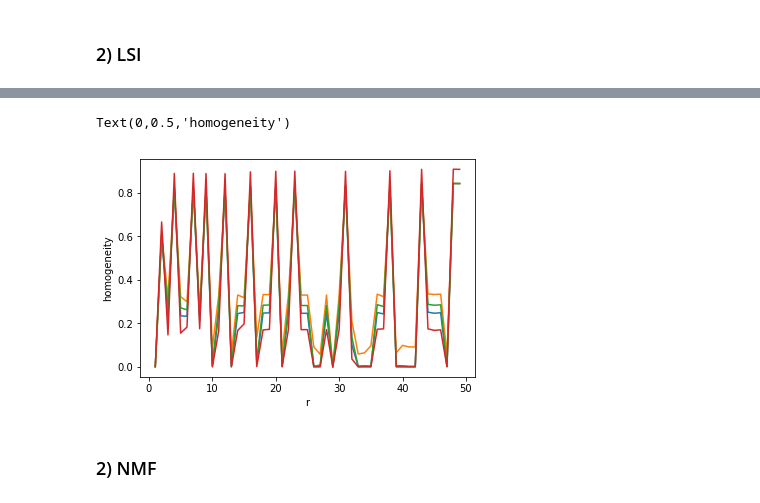
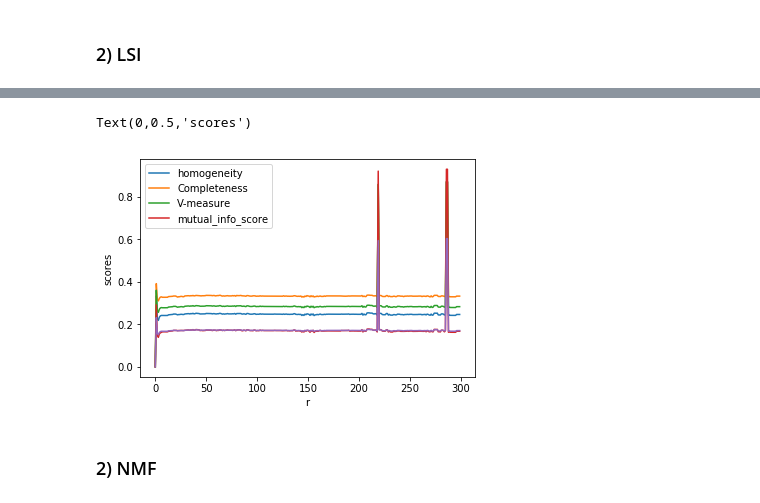
Before and after one commit to wppply/ECE219_projects, a Jupyter notebook: project_2/Project2.ipynb, the cells around one changed output, grey strips where cells are left out. Drawn from its saved outputs; the diff is of its cells as text; code cells hidden in the pictures.

```diff
--- a/project_2/Project2.ipynb
+++ b/project_2/Project2.ipynb
@@ -117,14 +136,30 @@ Text(0,0.5,'variance')
 # %% [markdown]
 ### 2) LSI
-# %%
-scores_LSI = []
-for r in range(1,50):
-    X_truncated = X_LSI[:,:r]
-#     print(X_truncated.shape)
-    km_truncated = KMeans(n_clusters=2, init='k-means++', max_iter=100, n_init=1)
-#     t0 = time()
-    km_truncated.fit(X_truncated)
-#     print("done in %0.3fs" % (time() - t0))
-    labels = dataset.target
-    labels = (labels >3)
-    scores_LSI.append(utils.cluster_score(labels,km_truncated.labels_))
+# %%
+rs = [1,2,3,4,10,50,100,300]
+# %%
+from sklearn.pipeline import make_pipeline
+scores_LSI = []
+
+t0 = time()
+
+for r in range(1,301):
+    X_truncated = X_LSI[:,:r]
+    km_truncated = KMeans(n_clusters=2, init='k-means++',max_iter=100,random_state=42, n_init=30)
+    km_truncated.fit(X_truncated)
+
+    labels = dataset.target
+    labels = (labels>3)
+
+    if r in rs:
+        print("-"*5,r,"-"*5)
+        cnf_matrix = metrics.confusion_matrix(labels, km_truncated.labels_)
+        utils.plot_confusion_matrix(cnf_matrix, classes=['tech','rec'],
+                      title='Confusion matrix, without normalization')
+
+        scores_LSI.append(utils.cluster_score(labels,km_truncated.labels_,p = True))
+
+    else:
+        scores_LSI.append(utils.cluster_score(labels,km_truncated.labels_,p = False))
+
+print("done in %0.3fs" % (time() - t0))
@@ -131,10 +196,11 @@ for r in range(1,50):
 # %%
-plt.plot(range(1,50),scores_LSI)
+plt.plot(scores_LSI)
+plt.legend(['homogeneity','Completeness','V-measure','mutual_info_score'])
 plt.xlabel('r')
-plt.ylabel('homogeneity')
+plt.ylabel('scores')
 # %% [output]
-Text(0,0.5,'homogeneity')
+Text(0,0.5,'scores')
-[figure, old version]
+[figure, new version]
 # %% [markdown]
 ### 2) NMF
 # %%
```
Also changed, not shown: parts of 20 cells of this notebook, 8 other files.
